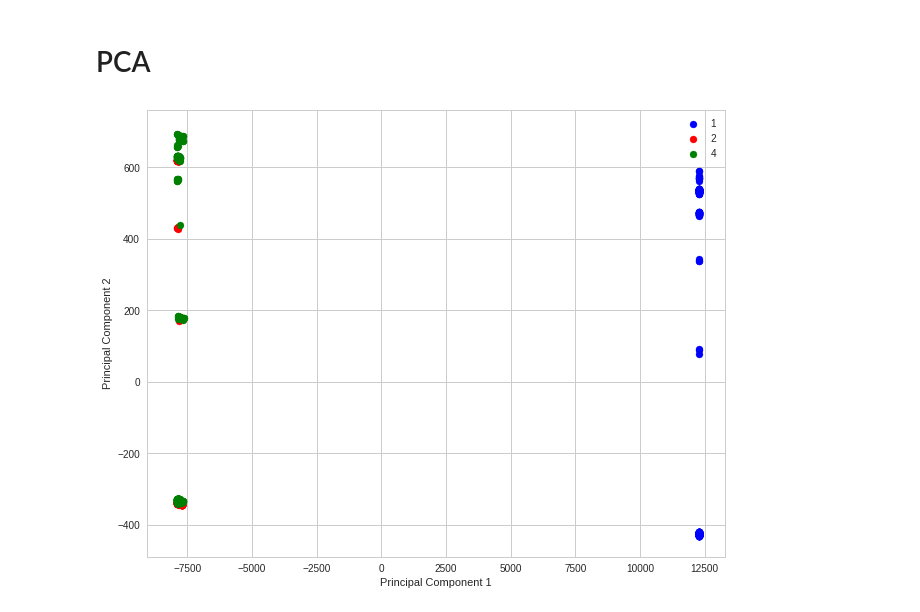
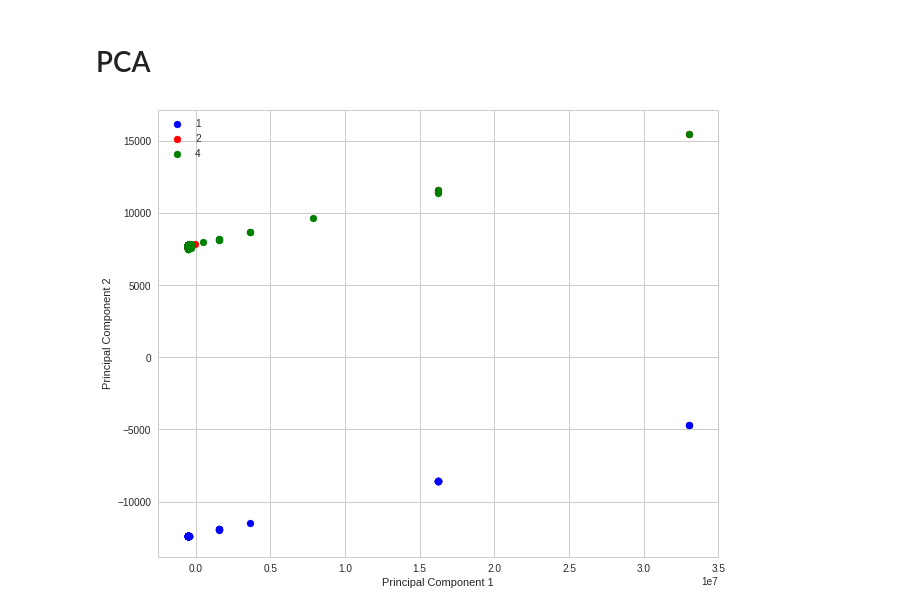
Before and after one commit to LMafra/estudos_em_bd, a Jupyter notebook: Redo/Redo Graficos.ipynb, the cells around one changed output. Cells and saved outputs as stored; diff of their text form; code cells hidden in the pictures.

```diff
--- a/Redo/Redo Graficos.ipynb
+++ b/Redo/Redo Graficos.ipynb
@@ -144,32 +144,32 @@ import matplotlib.pyplot as plt
 from sklearn.decomposition import PCA as sklearnPCA
 
 sns.set(style="white", color_codes=True)
 
 # Next, we'll load the Iris flower dataset, which is in the "../input/" directory
 iris = pd.DataFrame(lista)
 # iris = pd.read_csv("iris.csv") # the iris dataset is now a Pandas DataFrame
 
-X_std = iris.ix[:,1:13].values
+X_std = iris.ix[:,0:13].values
 y = iris.ix[:,10].values
 # Let's see how many examples we have of each species
 sklearn_pca = sklearnPCA(n_components=3)
 Y_sklearn = sklearn_pca.fit_transform(X_std)
 
 with plt.style.context('seaborn-whitegrid'):
     plt.figure(figsize=(9, 7))
     for lab, col in zip((1, 2, 4),
                         ('blue', 'red', 'green')):
         plt.scatter(Y_sklearn[y==lab, 0],
                     Y_sklearn[y==lab, 1],
                     label=lab,
                     c=col)
     plt.xlabel('Principal Component 1')
     plt.ylabel('Principal Component 2')
     plt.legend(loc='best')
     plt.tight_layout()
     plt.show()
 
 
 plt.show()
 # %% [output]
-[figure, old version]
+[figure, new version]
```
Also changed, not shown: parts of 2 cells of this notebook, 10 other files.
